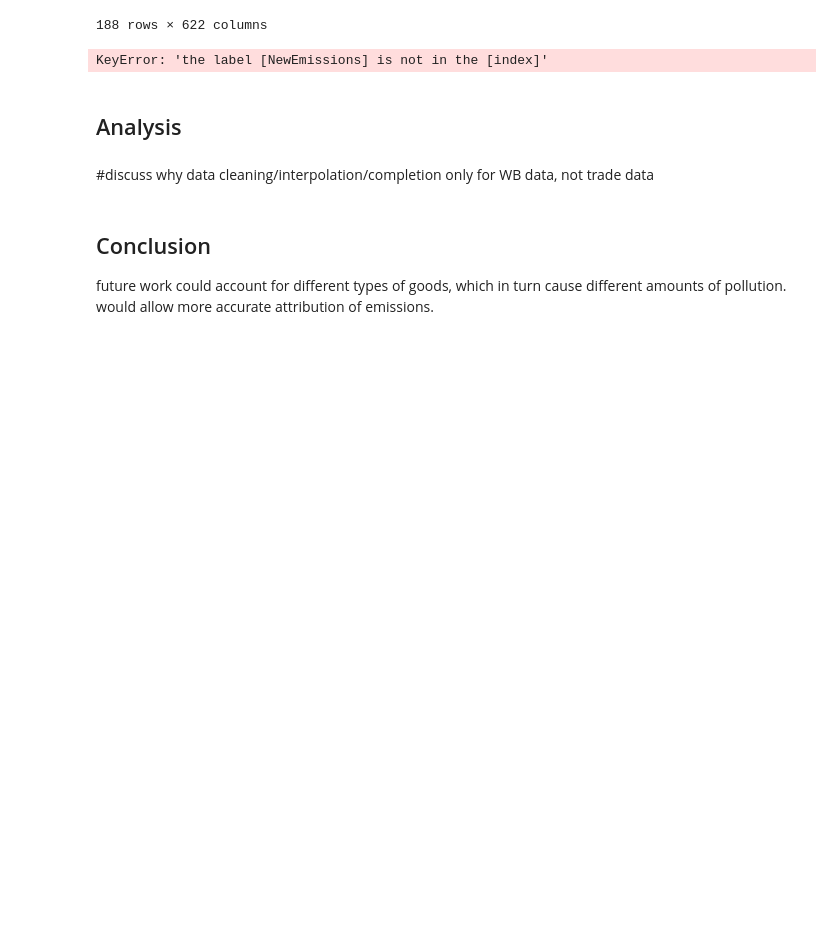
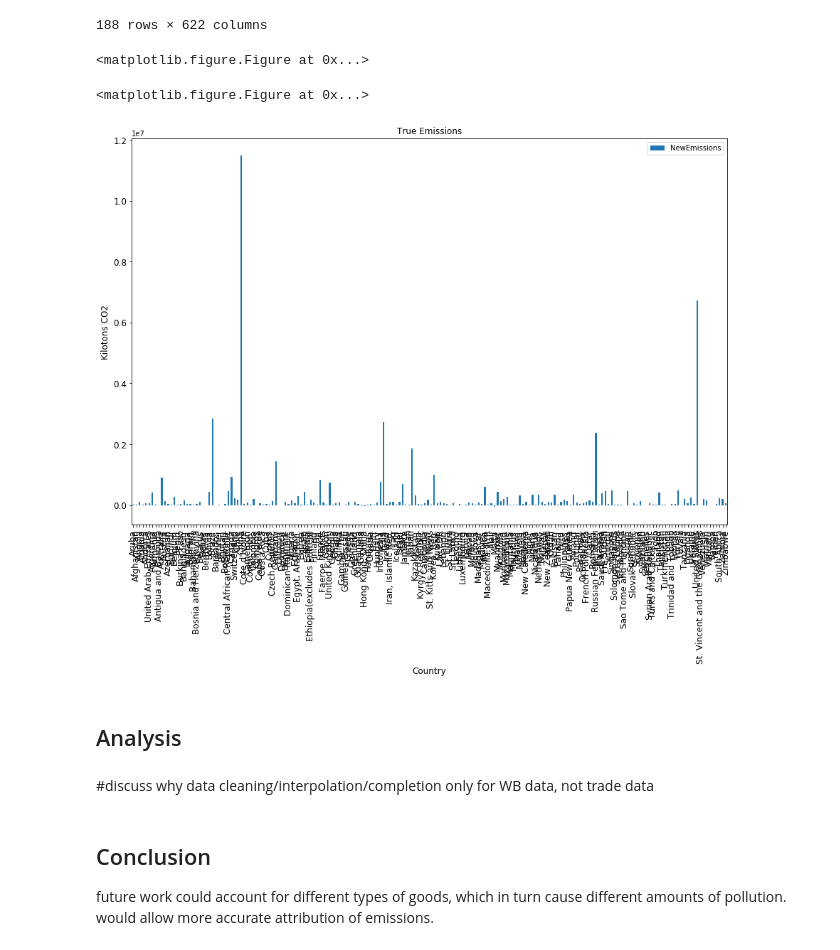
Before and after one commit to swigman/TrueEmissions, a Jupyter notebook: FA_16_Report.ipynb, the cells around one changed output. Drawn from its saved outputs; the diff is of its cells as text; code cells hidden in the pictures; blank space fills up the shorter version.

```diff
--- a/FA_16_Report.ipynb
+++ b/FA_16_Report.ipynb
@@ -465,17 +465,19 @@ filled_dataframe
 | Zimbabwe | 0.000000e+00 | 0.0 | 0.000000e+00 | 0.0 | 0.000000e+00 | 0.000000e+00 | 0.0 | 5.014889e-03 | ... |
 188 rows × 622 columns
 # %%
-plt.figure();
+#plt.figure();
 
-filled_dataframe.loc['NewEmissions'].plot(kind='bar');
+#filled_dataframe.loc['NewEmissions'].plot(kind='bar');
 
 
 ax = filled_dataframe[['NewEmissions']].plot(kind='bar', title ="True Emissions", figsize=(15, 10), legend=True, fontsize=12)
 ax.set_xlabel("Country", fontsize=12)
 ax.set_ylabel("Kilotons CO2", fontsize=12)
 plt.show()
 # %% [output]
-KeyError: 'the label [NewEmissions] is not in the [index]'
+<matplotlib.figure.Figure at 0x...>
+<matplotlib.figure.Figure at 0x...>
+[figure, added]
 # %% [markdown]
 ## Analysis
 # %% [markdown]
```
